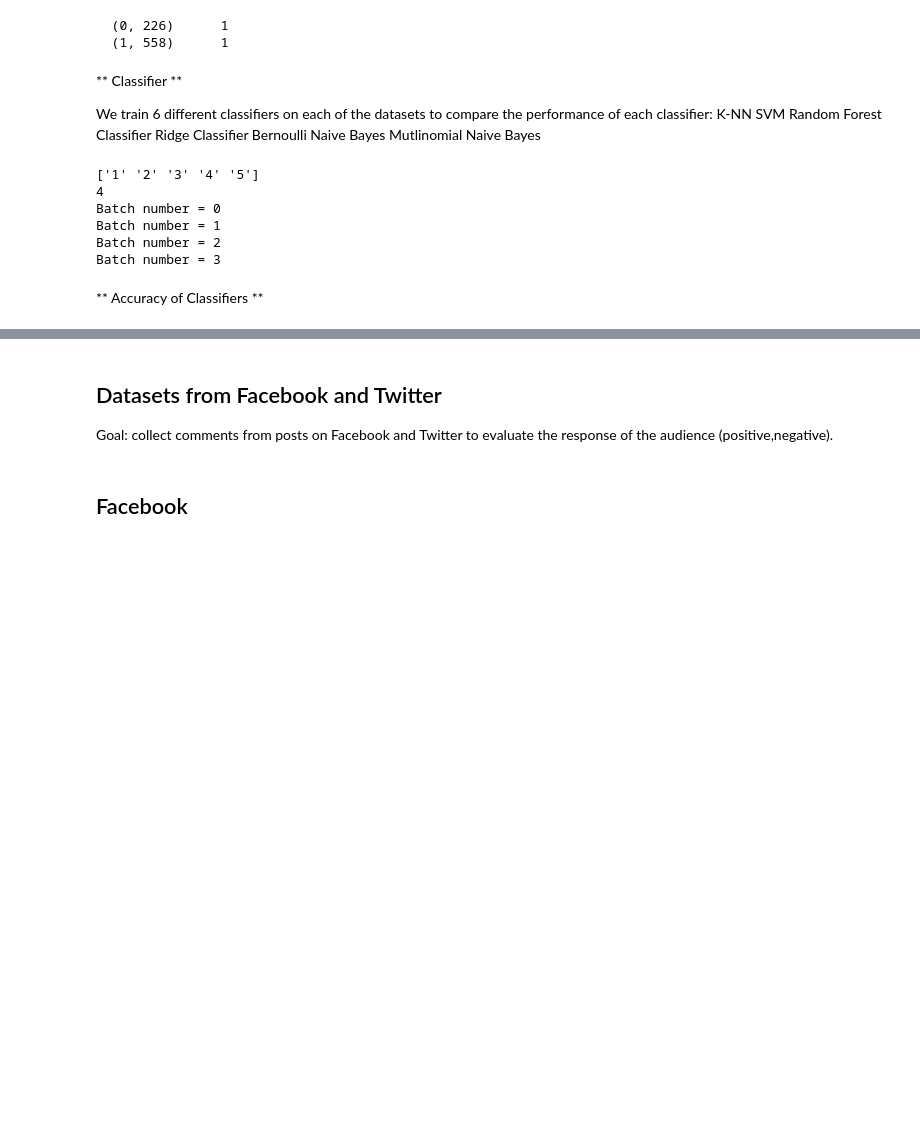
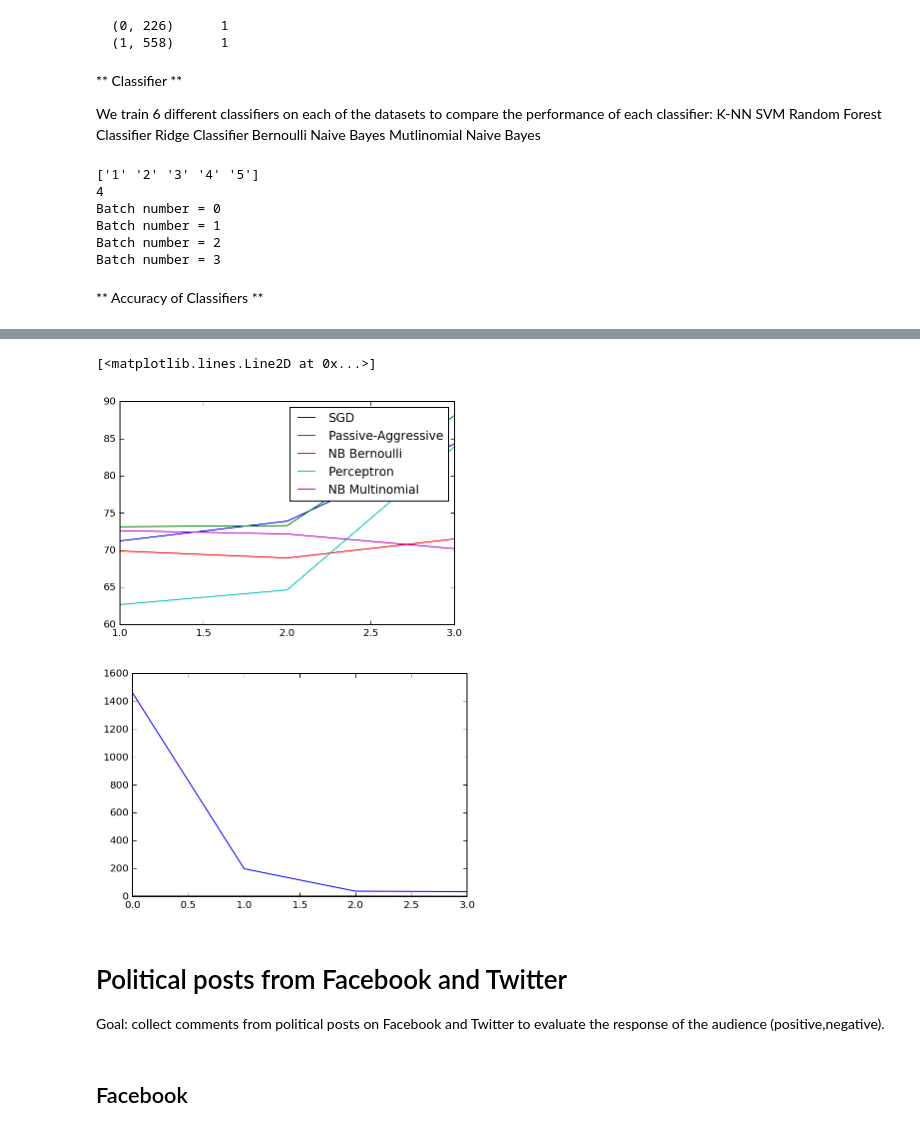
Before and after one commit to meryemwehbe/NTDS_Project, a Jupyter notebook: myProject.ipynb, the cells around one changed output, grey strips where cells are left out. Cells and saved outputs as stored; diff of their text form; code cells hidden in the pictures; blank space fills up the shorter version.

```diff
--- a/myProject.ipynb
+++ b/myProject.ipynb
@@ -488,8 +453,10 @@ while(start < bow.shape[0]):
 
 #Classifiers
 partial_fit_Regressors = {
-    #'SGD Regressor':SGDRegressor(),
-    #'Passive-Aggressive Regressor' : PassiveAggressiveRegressor(),
+    'SGD Regressor':SGDRegressor(loss='squared_loss', penalty='l2', alpha=0.001, l1_ratio=0,
+                                 fit_intercept=True, n_iter=1000, shuffle=True, verbose=0, epsilon=0.01, random_state=None,
+                                 learning_rate='invscaling', eta0=0.01, power_t=0.25, warm_start=False, average=False),
+    'Passive-Aggressive Regressor' : PassiveAggressiveRegressor(),
      'SGD': SGDClassifier(alpha=0.0001, average=False, class_weight=None, epsilon=0.1,
         eta0=0.0, fit_intercept=True, l1_ratio=0,
         learning_rate='optimal', loss='hinge', n_iter=300, n_jobs=1,
@@ -498,14 +465,14 @@ partial_fit_Regressors = {
     'Perceptron': Perceptron(penalty='l1', alpha=0.0001, fit_intercept=True, n_iter=50,
                              shuffle=True, verbose=0, eta0=1.0, n_jobs=1, random_state=0,
                              class_weight=None, warm_start=False),
-    'NB Multinomial': MultinomialNB(alpha=0.01),
+    'NB Multinomial': MultinomialNB(alpha=1),
     'Passive-Aggressive': PassiveAggressiveClassifier(),
-    'NB Bernoulli': BernoulliNB(alpha=0.1),
+    'NB Bernoulli': BernoulliNB(alpha=0.01),
 
 }
 Regressors_information = {
-    #'SGD Regressor':[],
-    #'Passive-Aggressive Regressor':[],
+    'SGD Regressor':[],
+    'Passive-Aggressive Regressor':[],
     'SGD':[],
     'Perceptron': [],
     'NB Multinomial': [],
@@ -539,14 +506,16 @@ for i in range(number_minibatch):
             if(FirstBatch and cls_name != "SGD Regressor" and cls_name != "Passive-Aggressive Regressor"):
                 cls.partial_fit(X_train, Y_train, classes = y_all)
                 train_pred = cls.predict(X_test)
-                results.append(100*sklearn.metrics.accuracy_score(Y_test, train_pred))
+            elif(cls_name != "SGD Regressor" and cls_name != "Passive-Aggressive Regressor"):
+                    cls.partial_fit(X_train, Y_train)
+                    train_pred = cls.predict(X_test)
+                    results.append(100*sklearn.metrics.accuracy_score(Y_test, train_pred))
             else:
-                #Y_train = [int(x) for x in Y_train]
-                #Y_test = [int(x) for x in Y_test]
+                Y_train = [int(x) for x in Y_train]
+                Y_test = [int(x) for x in Y_test]
                 cls.partial_fit(X_train, Y_train)
                 train_pred = cls.predict(X_test)
-                results.append(100*sklearn.metrics.accuracy_score(Y_test, train_pred))
-                #results.append(sklearn.metrics.mean_squared_error(Y_test, train_pred))
+                results.append(sklearn.metrics.mean_squared_error(Y_test, train_pred))
         Regressors_information[cls_name].append(np.mean(np.array(results)))
     FirstBatch = False
 # %% [output]
@@ -579,4 +550,19 @@ for item in Regressors_information:
+# %%
+plt.plot(Regressors_information['SGD'])
+plt.plot(Regressors_information['Passive-Aggressive'])
+plt.plot(Regressors_information['NB Bernoulli'])
+plt.plot(Regressors_information['Perceptron'])
+plt.plot(Regressors_information['NB Multinomial'])
+plt.legend(['SGD','Passive-Aggressive','NB Bernoulli','Perceptron','NB Multinomial'])
+
+plt.figure()
+plt.plot(Regressors_information['SGD Regressor'])
+plt.plot(Regressors_information['Passive-Aggressive Regressor'])
+# %% [output]
+[<matplotlib.lines.Line2D at 0x...>]
+[figure, added]
+[figure, added]
 # %% [markdown]
-## Datasets from Facebook and Twitter
+# Political posts from Facebook and Twitter
 
-Goal: collect comments from posts on Facebook and Twitter to evaluate the response of the audience (positive,negative).
+Goal: collect comments from political posts on Facebook and Twitter to evaluate the response of the audience (positive,negative).
```
Also changed, not shown: parts of 44 cells of this notebook.
